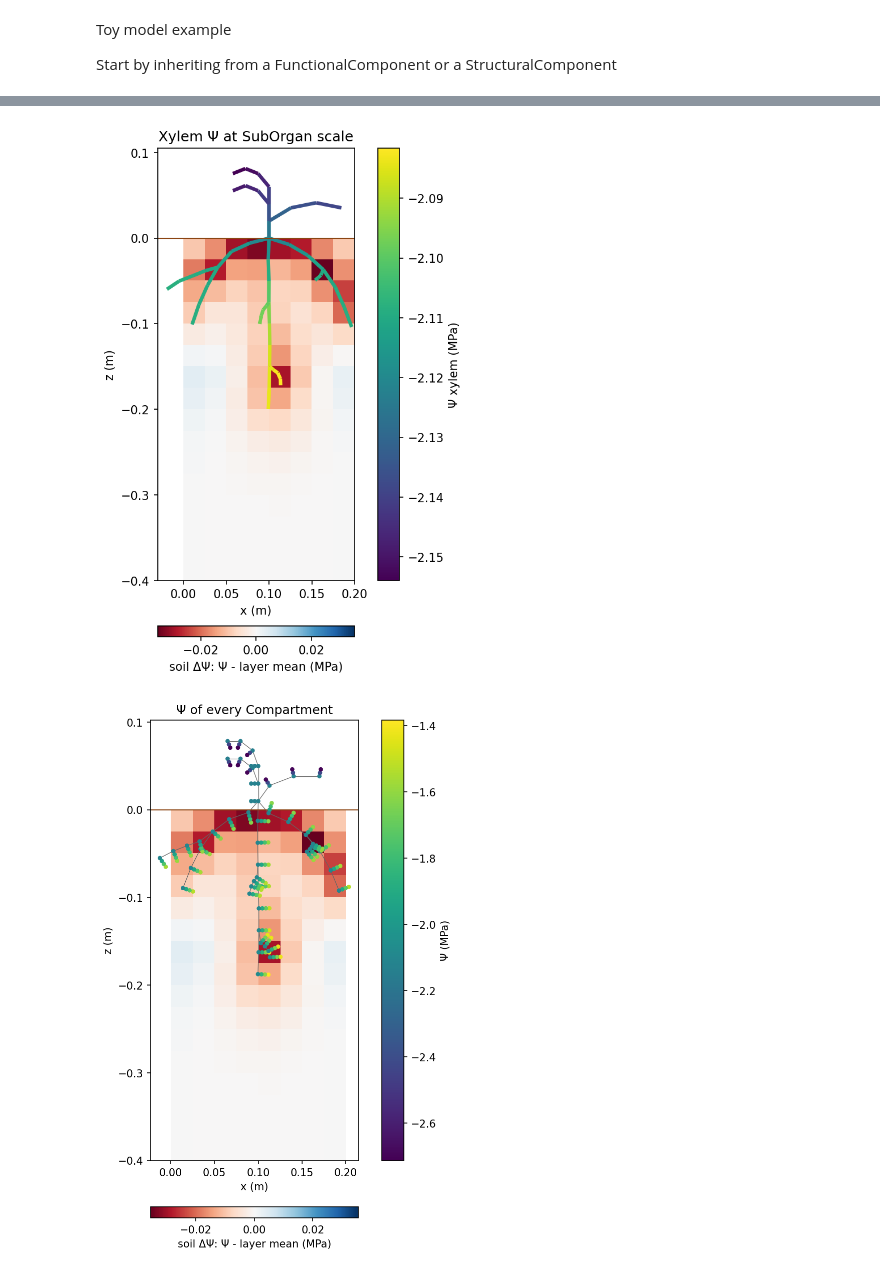
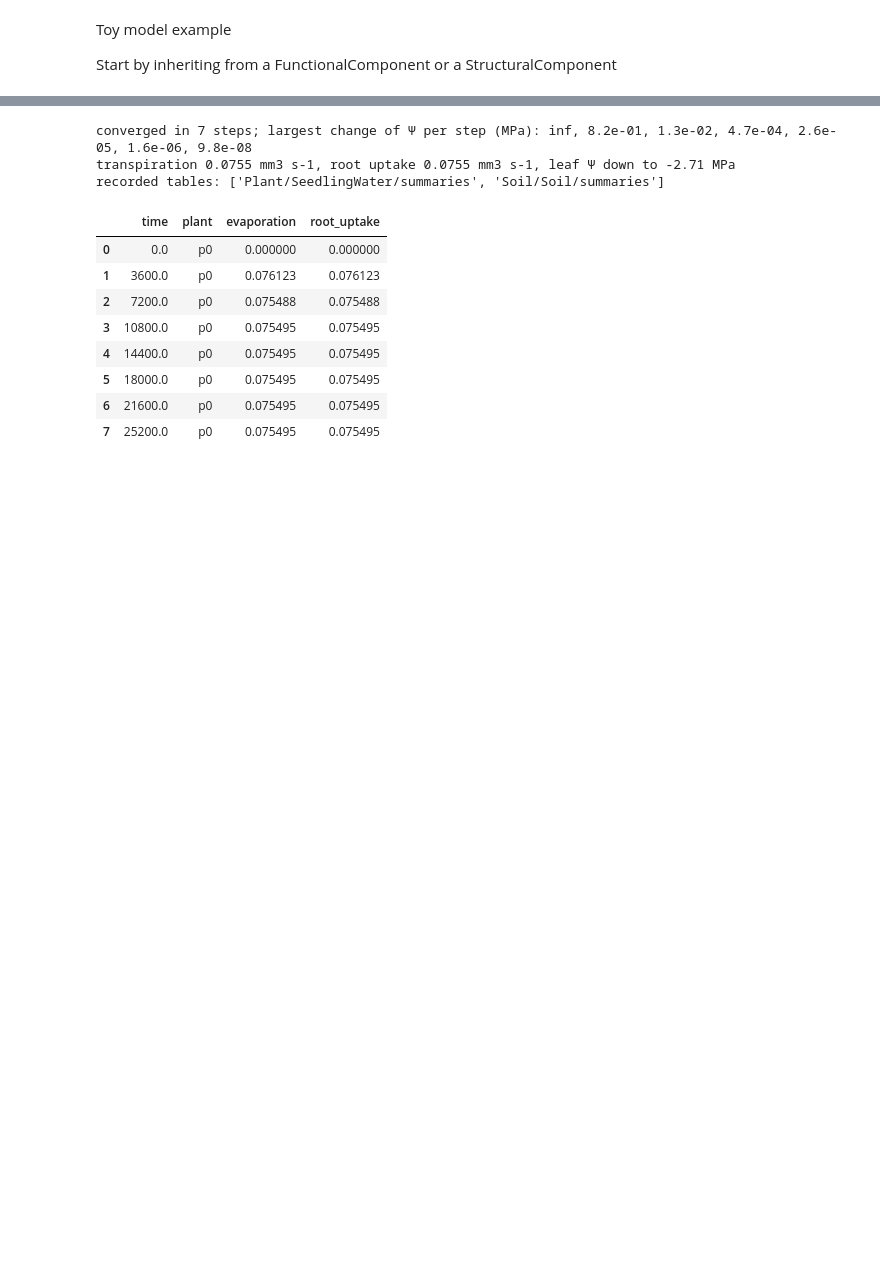
Before and after one commit to openalea/metafspm, a Jupyter notebook: examples/soil_plant_atmosphere/tutorial_fspm2026_general_usage.ipynb, the cells around one changed output, grey strips where cells are left out. Drawn from its saved outputs; the diff is of its cells as text; code cells hidden in the pictures; blank space fills up the shorter version.

```diff
--- a/examples/soil_plant_atmosphere/tutorial_fspm2026_general_usage.ipynb
+++ b/examples/soil_plant_atmosphere/tutorial_fspm2026_general_usage.ipynb
@@ -435,15 +551,31 @@ Right, every Compartment of the plant with its anatomy.
 # %%
-import os
-from IPython.display import Image, display
-import plotting
+from openalea.metafspm.scene.scene import Scene
 
-folder = "outputs/tutorial"
-os.makedirs(folder, exist_ok=True)
-plotting.plant_segments([plant], os.path.join(folder, "plant_segments_soil.png"), soil=soil)
-plotting.plant_anatomy(plant, os.path.join(folder, "plant_anatomy_soil.png"), soil=soil)
+table = planting([Planting(x=0.1, y=0.1)], SeedlingWater, xrange=0.2, yrange=0.2)   # a 0.2 m x 0.2 m soil column
+stop = largest_change(tolerance=1e-6)
+recorder = SceneRecorder()
+scene_instance = Scene(table, environment=[Soil], translator=SCENE_TRANSLATOR, time_step=3600,
+                       mappings=root_surface_mappings, stop_when=stop, recorder=recorder)
+scene_instance.simulate(20)   # at most 20 steps, stops earlier once converged
 
-for name in ("plant_segments_soil.png", "plant_anatomy_soil.png"):
-    display(Image(filename=os.path.join(folder, name), width=600))
+plant = scene_instance.populations[0].data_structure
+soil = scene_instance.environment[0].grid
+print(f"converged in {scene_instance.iteration} steps; largest change of Ψ per step (MPa): "
+      + ", ".join(f"{change:.1e}" for change in stop.history))
+print(f"transpiration {plant.get('evaporation').sum():.4f} mm3 s-1, root uptake {plant.get('root_uptake').sum():.4f} mm3 s-1, "
+      f"leaf Ψ down to {plant.get('water_potential').min():.2f} MPa")
+print("recorded tables:", recorder.table_names())
+recorder.table("Plant/SeedlingWater/summaries")[["time", "plant", "evaporation", "root_uptake"]]
 # %% [output]
-[figure, removed]
-[figure, removed]
+converged in 7 steps; largest change of Ψ per step (MPa): inf, 8.2e-01, 1.3e-02, 4.7e-04, 2.6e-05, 1.6e-06, 9.8e-08
+transpiration 0.0755 mm3 s-1, root uptake 0.0755 mm3 s-1, leaf Ψ down to -2.71 MPa
+recorded tables: ['Plant/SeedlingWater/summaries', 'Soil/Soil/summaries']
+|  | time | plant | evaporation | root_uptake |
+| 0 | 0.0 | p0 | 0.000000 | 0.000000 |
+| 1 | 3600.0 | p0 | 0.076123 | 0.076123 |
+| 2 | 7200.0 | p0 | 0.075488 | 0.075488 |
+| 3 | 10800.0 | p0 | 0.075495 | 0.075495 |
+| 4 | 14400.0 | p0 | 0.075495 | 0.075495 |
+| 5 | 18000.0 | p0 | 0.075495 | 0.075495 |
+| 6 | 21600.0 | p0 | 0.075495 | 0.075495 |
+| 7 | 25200.0 | p0 | 0.075495 | 0.075495 |
```
Also changed, not shown: parts of 31 cells of this notebook, 1 other file.
